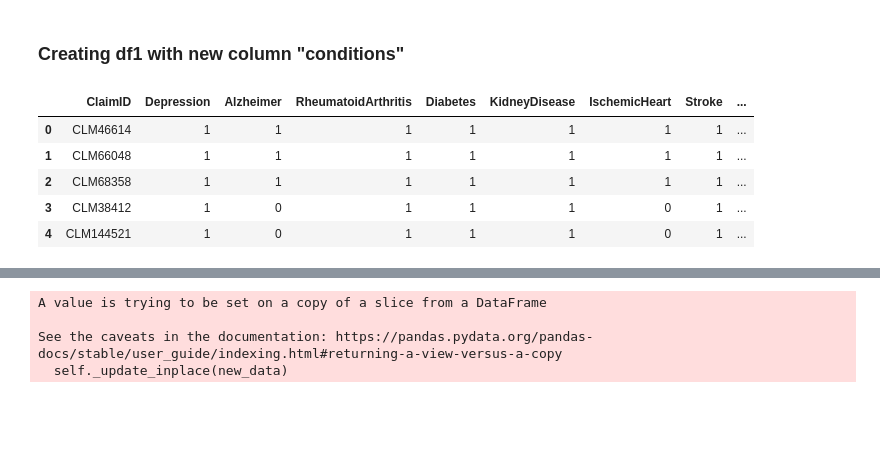
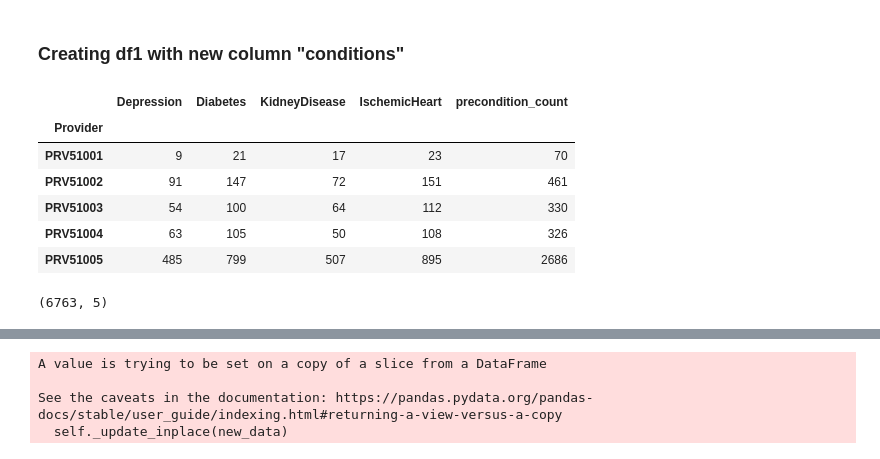
Before and after one commit to DebLeong/HealthCareCapstone, a Jupyter notebook: deb/Market Basket Analysis - illness2.ipynb, the cells around one changed output, grey strips where cells are left out. Cells and saved outputs as stored; diff of their text form; code cells hidden in the pictures; blank space fills up the shorter version.

```diff
--- a/deb/Market Basket Analysis - illness2.ipynb
+++ b/deb/Market Basket Analysis - illness2.ipynb
@@ -94,12 +94,30 @@ illness = df1[["ClaimID",
 #            "ClmProcedureCode_5",
 #            "ClmProcedureCode_6"
            ]]
+# %%
+MBA_illness = df1[["ClaimID",
+           "BeneID",
+           "Provider",
+           "Depression",
+           "Diabetes",
+           "KidneyDisease",
+           "IschemicHeart"
+            ]]
+# %%
+MBA_provider = MBA_illness.groupby("Provider").sum()
+# %%
+MBA_provider["precondition_count"] = MBA_provider["Depression"] + MBA_provider["Diabetes"] + MBA_provider["KidneyDisease"] + MBA_provider["IschemicHeart"]
 # %%
-illness.head()
+MBA_provider.head()
 # %% [output]
-|  | ClaimID | Depression | Alzheimer | RheumatoidArthritis | Diabetes | KidneyDisease | IschemicHeart | Stroke | ... |
-| 0 | CLM46614 | 1 | 1 | 1 | 1 | 1 | 1 | 1 | ... |
-| 1 | CLM66048 | 1 | 1 | 1 | 1 | 1 | 1 | 1 | ... |
-| 2 | CLM68358 | 1 | 1 | 1 | 1 | 1 | 1 | 1 | ... |
-| 3 | CLM38412 | 1 | 0 | 1 | 1 | 1 | 0 | 1 | ... |
-| 4 | CLM144521 | 1 | 0 | 1 | 1 | 1 | 0 | 1 | ... |
+|  | Depression | Diabetes | KidneyDisease | IschemicHeart | precondition_count |
+| Provider |  |  |  |  |  |
+| PRV51001 | 9 | 21 | 17 | 23 | 70 |
+| PRV51002 | 91 | 147 | 72 | 151 | 461 |
+| PRV51003 | 54 | 100 | 64 | 112 | 330 |
+| PRV51004 | 63 | 105 | 50 | 108 | 326 |
+| PRV51005 | 485 | 799 | 507 | 895 | 2686 |
+# %%
+MBA_provider.shape
+# %% [output]
+(6763, 5)
```
Also changed, not shown: parts of 10 cells of this notebook, 2 other files.
